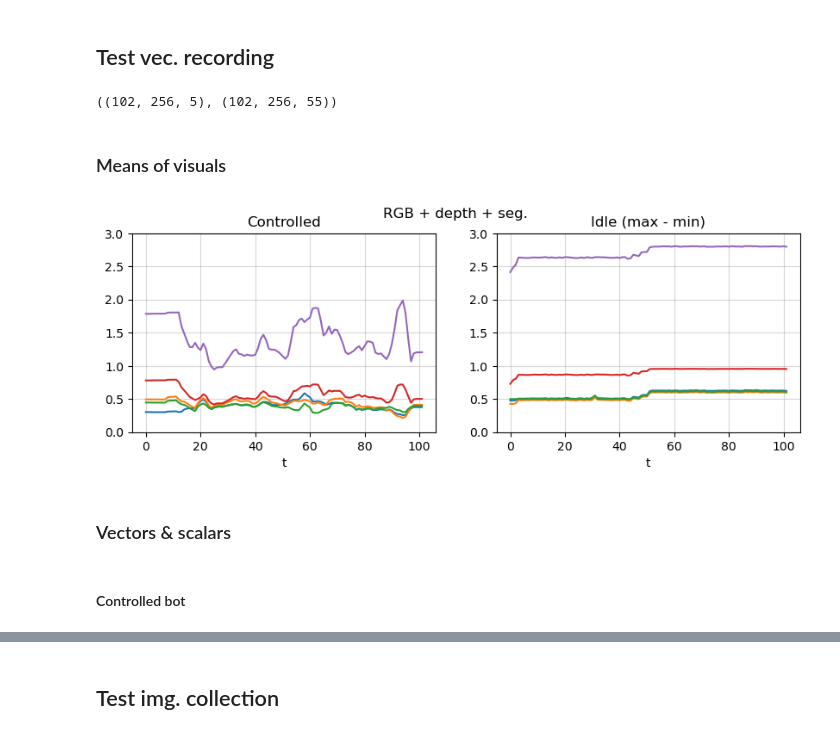
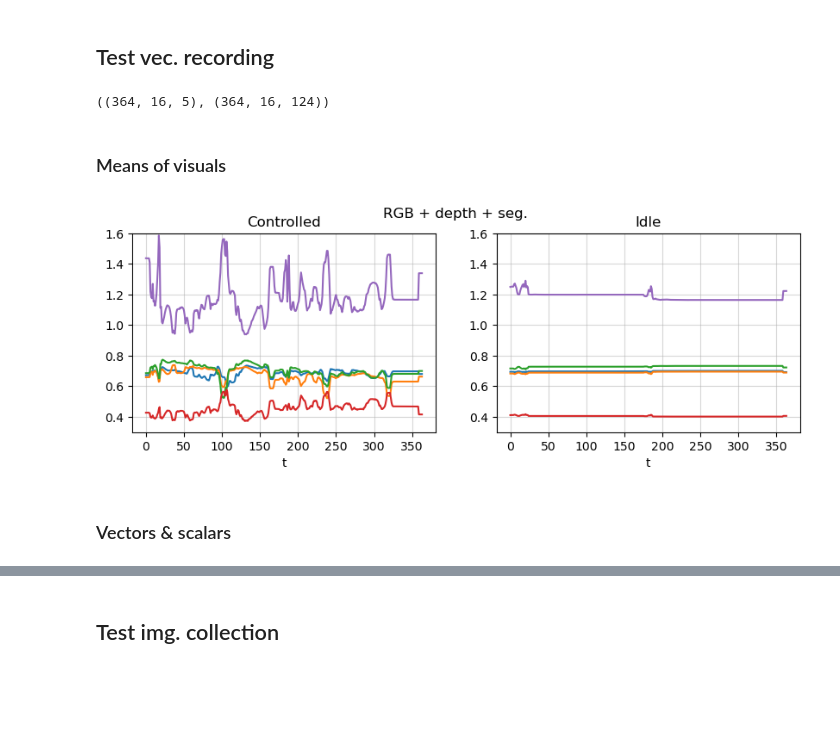
Before and after one commit to JernejPuc/centurymaze, a Jupyter notebook: notebooks/inspect_obs.ipynb, the cells around one changed output, grey strips where cells are left out. Saved outputs shown, nothing was run; the diff lists cells and outputs as text; code cells hidden in the pictures; blank space fills up the shorter version.

```diff
--- a/notebooks/inspect_obs.ipynb
+++ b/notebooks/inspect_obs.ipynb
@@ -6,36 +6,36 @@ import matplotlib.pyplot as plt
 # %% [markdown]
 ## Test vec. recording
 # %%
-d = np.load('../data/rec_01.npz')
+d = np.load('../data/rec_00.npz')
 
 img = d['img']
 vec = d['vec']
 
 img.shape, vec.shape
 # %% [output]
-((102, 256, 5), (102, 256, 55))
+((364, 16, 5), (364, 16, 124))
 # %% [markdown]
 ### Means of visuals
 # %%
 fig, (ax1, ax2) = plt.subplots(1, 2, figsize=(10, 3))
 
-ax1.plot(img[:, 0])
-ax2.plot(img[:, 1:].max(1)-img[:, 1:].min(1))
+ax1.plot(img[:, :2].mean(1))
+ax2.plot(img[:, 2:].mean(1))
 
-ax1.set_ylim([0., 3.])
-ax2.set_ylim([0., 3.])
+ax1.set_ylim([0.3, 1.6])
+ax2.set_ylim([0.3, 1.6])
 
 ax1.set_xlabel('t')
 ax2.set_xlabel('t')
 
 ax1.grid(alpha=0.5)
 ax2.grid(alpha=0.5)
 
 ax1.set_title('Controlled')
-ax2.set_title('Idle (max - min)')
+ax2.set_title('Idle')
 
 fig.suptitle('RGB + depth + seg.');
 # %% [output]
-[figure, old version]
+[figure, new version]
 # %% [markdown]
 ### Vectors & scalars
@@ -99,2 +41,0 @@ labels = (
-# %% [markdown]
-#### Controlled bot
```
Also changed, not shown: parts of 7 cells of this notebook, 17 other files.
